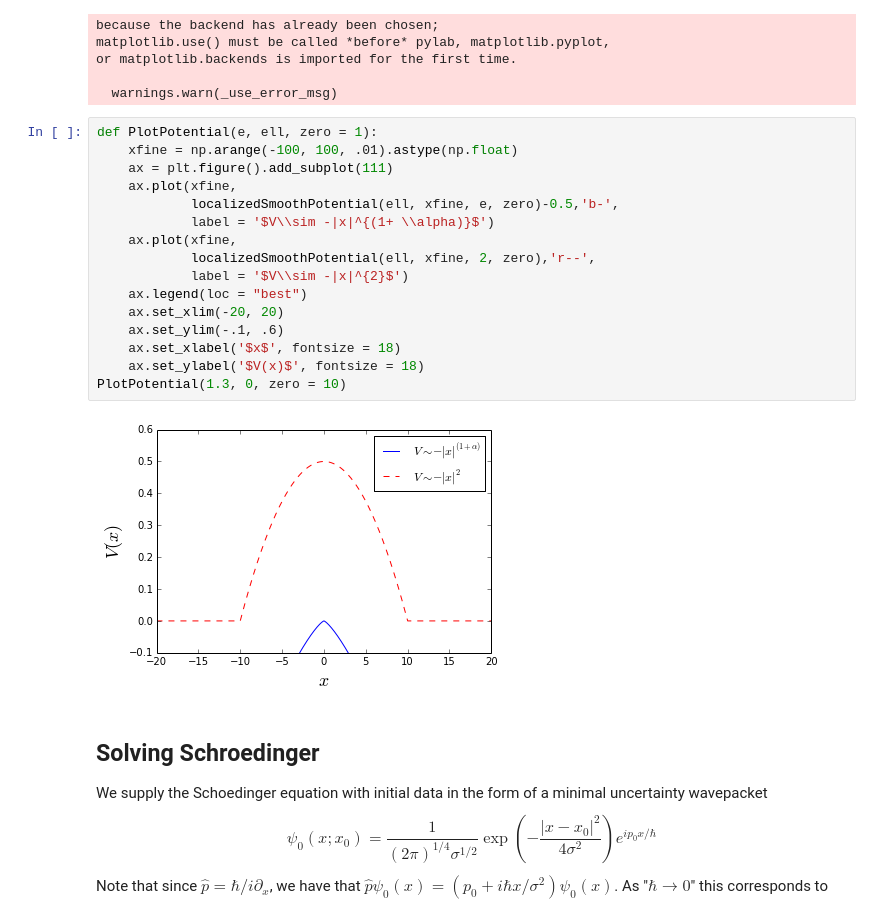
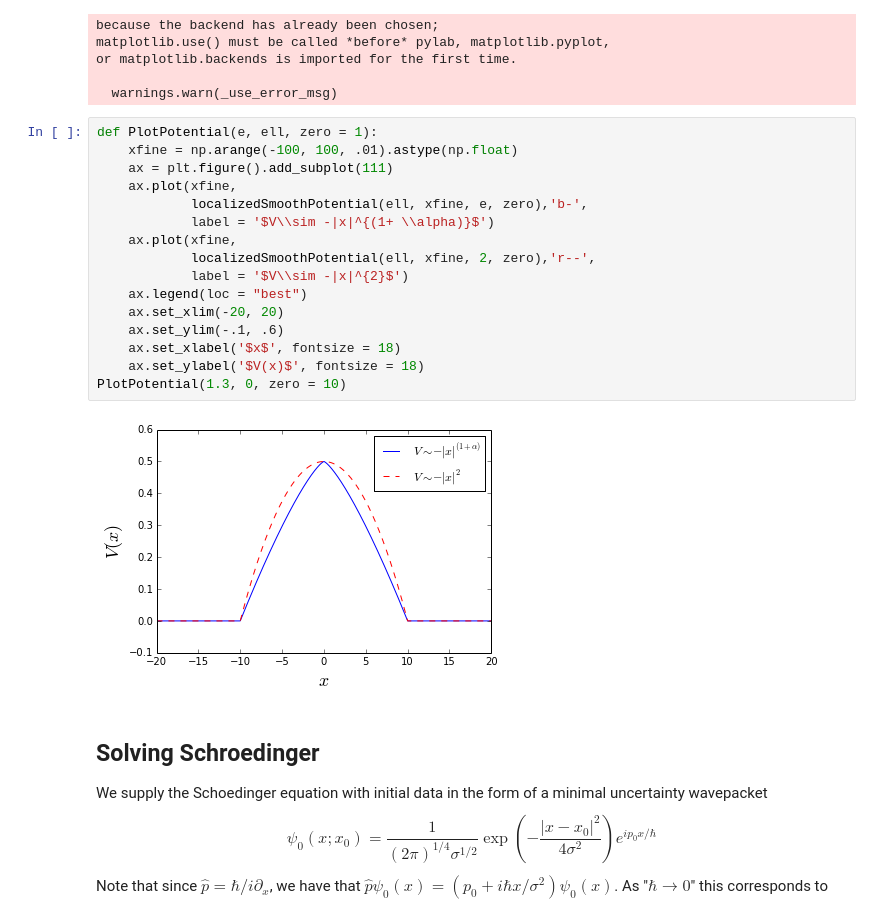
Before and after one commit to khadetushar/pySchrodinger, a Jupyter notebook: 1D Schroedinger Solver.ipynb, the cells around one changed output. Saved outputs shown, nothing was run; the diff lists cells and outputs as text.

```diff
--- a/1D Schroedinger Solver.ipynb
+++ b/1D Schroedinger Solver.ipynb
@@ -103,21 +103,21 @@ or matplotlib.backends is imported for the first time.
 # %%
 def PlotPotential(e, ell, zero = 1):
     xfine = np.arange(-100, 100, .01).astype(np.float)
     ax = plt.figure().add_subplot(111)
     ax.plot(xfine,
-            localizedSmoothPotential(ell, xfine, e, zero)-0.5,'b-',
+            localizedSmoothPotential(ell, xfine, e, zero),'b-',
             label = '$V\\sim -|x|^{(1+ \\alpha)}$')
     ax.plot(xfine,
             localizedSmoothPotential(ell, xfine, 2, zero),'r--',
             label = '$V\\sim -|x|^{2}$')
     ax.legend(loc = "best")
     ax.set_xlim(-20, 20)
     ax.set_ylim(-.1, .6)
     ax.set_xlabel('$x$', fontsize = 18)
     ax.set_ylabel('$V(x)$', fontsize = 18)
 PlotPotential(1.3, 0, zero = 10)
 # %% [output]
-[figure, old version]
+[figure, new version]
 # %% [markdown]
 Solving Schroedinger
 -----
```
Also changed, not shown: parts of 2 cells of this notebook.
